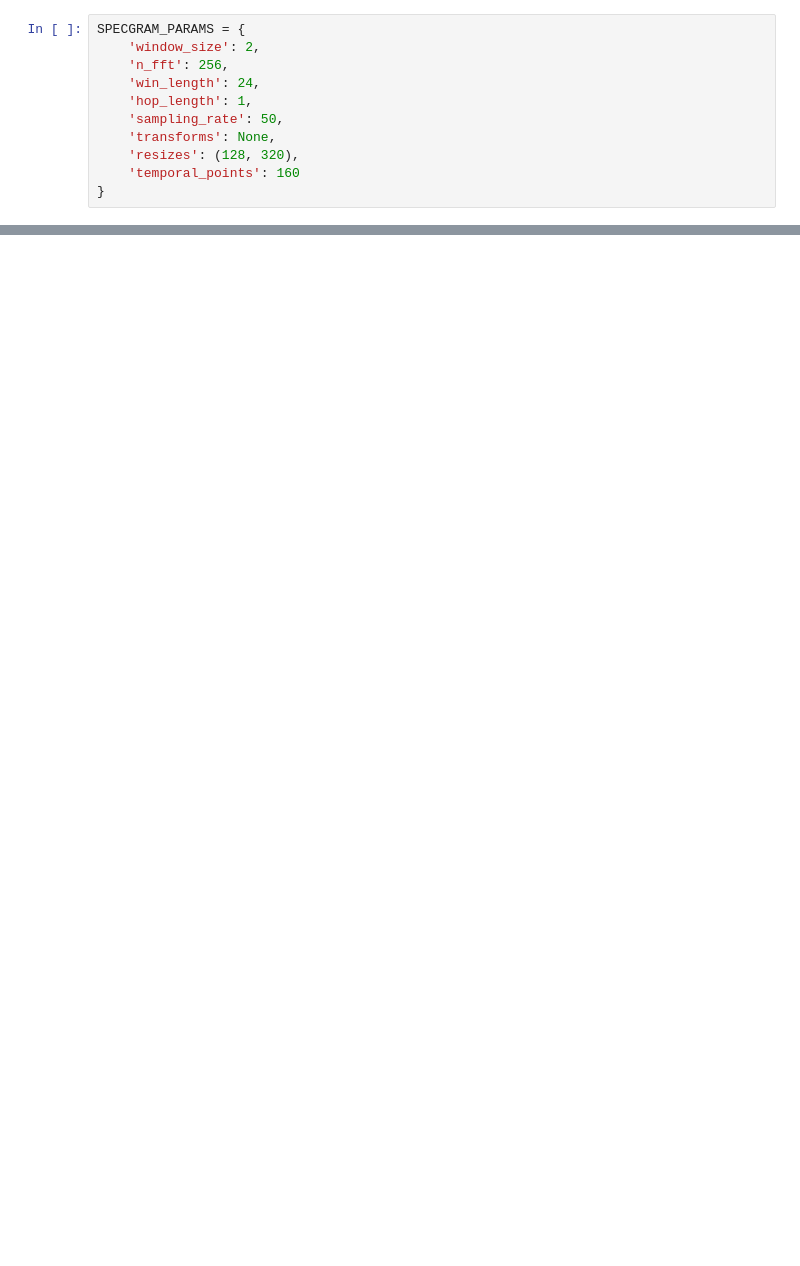
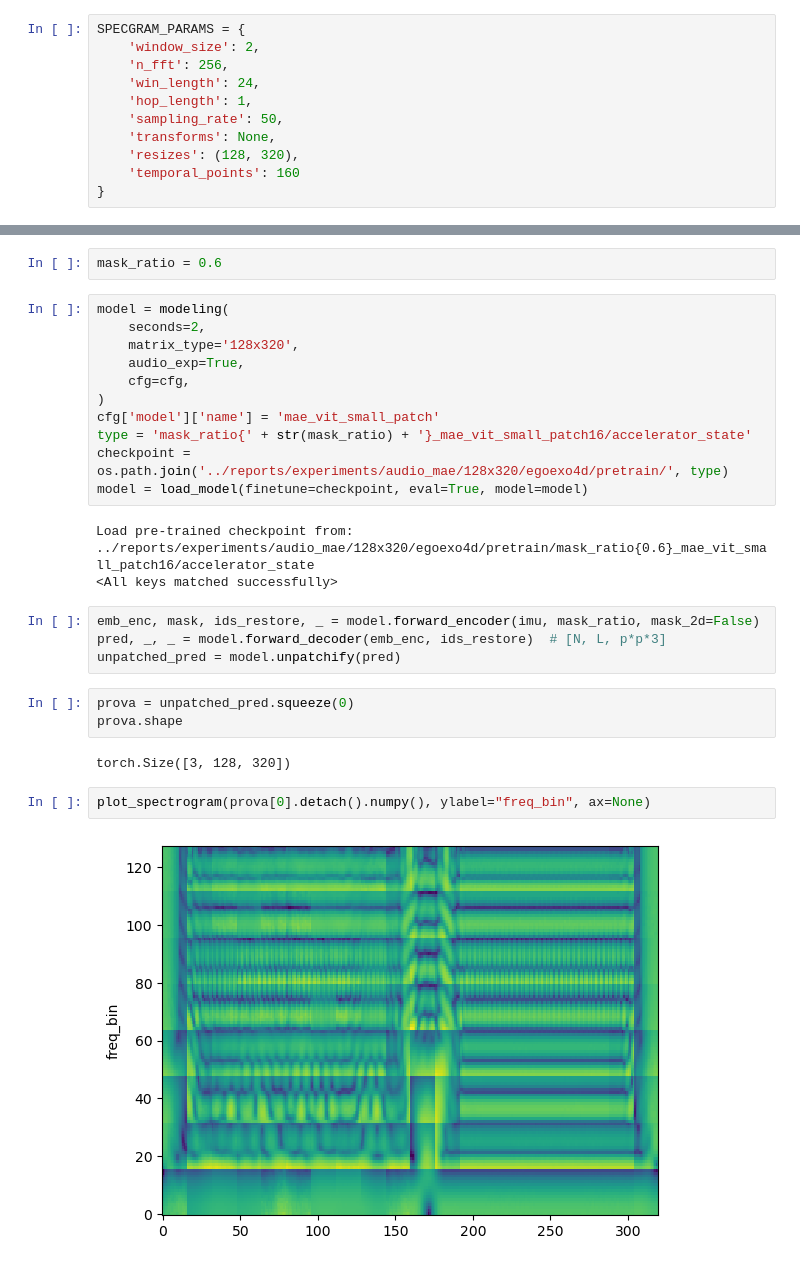
Before and after one commit to amir-goudarzi/IMU_testing, a Jupyter notebook: notebooks/egoexo4d.ipynb, the cells around one changed output, grey strips where cells are left out. Saved outputs shown, nothing was run; the diff lists cells and outputs as text; blank space fills up the shorter version.

Commit message:
add features to mae visualization

```diff
--- a/notebooks/egoexo4d.ipynb
+++ b/notebooks/egoexo4d.ipynb
@@ -784,0 +846,29 @@ for _, (imu, omni) in enumerate(dataloader):
+# %%
+mask_ratio = 0.6
+# %%
+model = modeling(
+    seconds=2,
+    matrix_type='128x320',
+    audio_exp=True,
+    cfg=cfg,
+)
+cfg['model']['name'] = 'mae_vit_small_patch'
+type = 'mask_ratio{' + str(mask_ratio) + '}_mae_vit_small_patch16/accelerator_state'
+checkpoint = os.path.join('../reports/experiments/audio_mae/128x320/egoexo4d/pretrain/', type)
+model = load_model(finetune=checkpoint, eval=True, model=model)
+# %% [output]
+Load pre-trained checkpoint from: ../reports/experiments/audio_mae/128x320/egoexo4d/pretrain/mask_ratio{0.6}_mae_vit_small_patch16/accelerator_state
+<All keys matched successfully>
+# %%
+emb_enc, mask, ids_restore, _ = model.forward_encoder(imu, mask_ratio, mask_2d=False)
+pred, _, _ = model.forward_decoder(emb_enc, ids_restore)  # [N, L, p*p*3]
+unpatched_pred = model.unpatchify(pred)
+# %%
+prova = unpatched_pred.squeeze(0)
+prova.shape
+# %% [output]
+torch.Size([3, 128, 320])
+# %%
+plot_spectrogram(prova[0].detach().numpy(), ylabel="freq_bin", ax=None)
+# %% [output]
+[figure, added]
```
Also changed, not shown: parts of 17 cells of this notebook, 12 other files.
